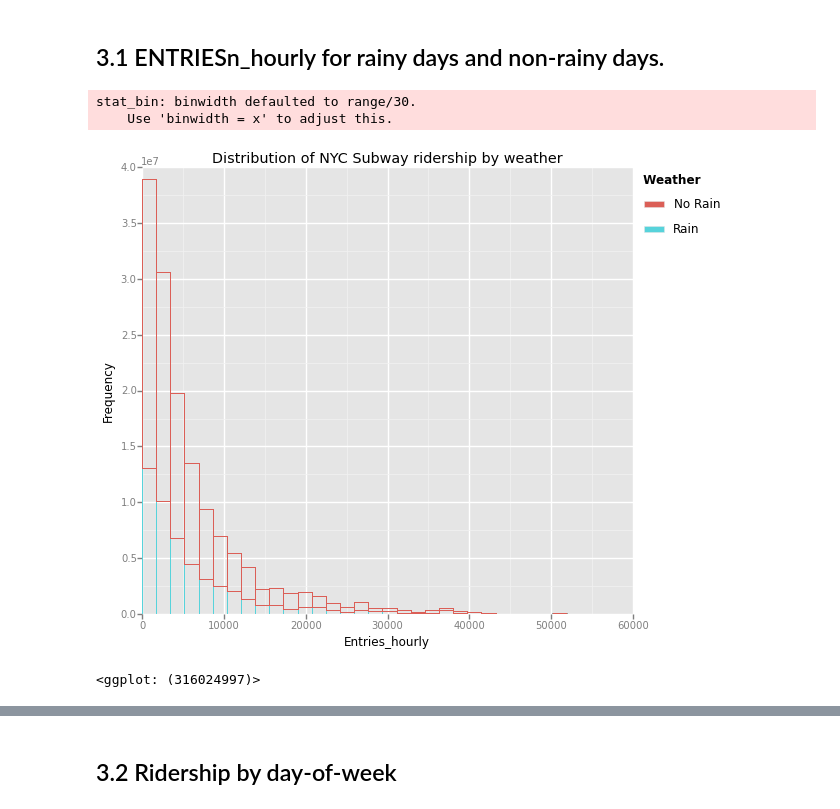
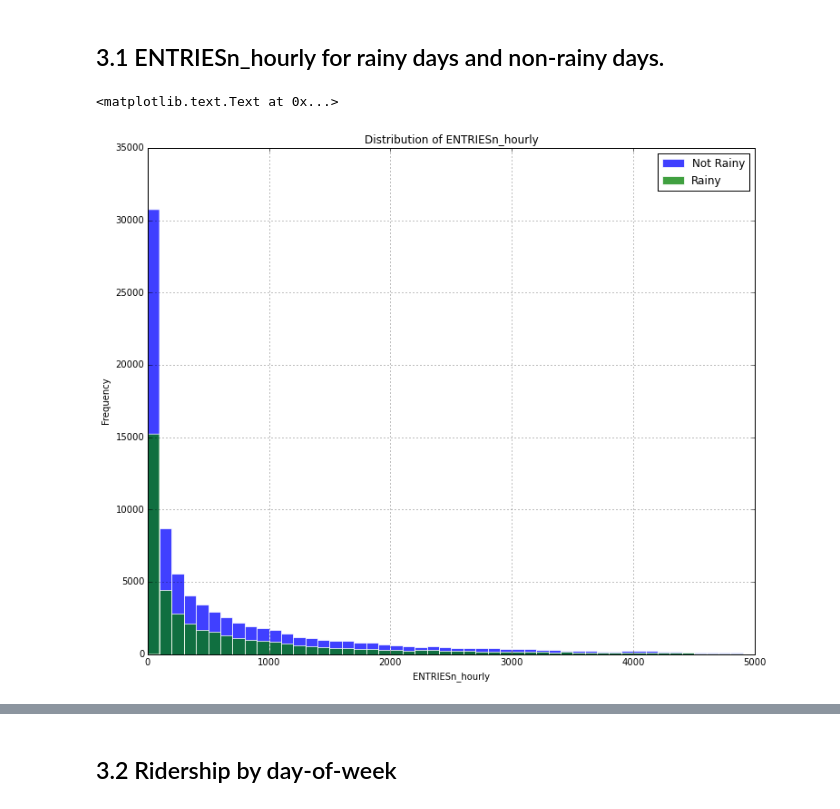
Before and after one commit to dvu4/nanodegree_Intro_to_Data_Science, a Jupyter notebook: final_project/NYC_subway_analysis.ipynb, the cells around one changed output, grey strips where cells are left out. Drawn from its saved outputs; the diff is of its cells as text; code cells hidden in the pictures.

```diff
--- a/final_project/NYC_subway_analysis.ipynb
+++ b/final_project/NYC_subway_analysis.ipynb
@@ -184,22 +199,40 @@ Reference: http://blog.minitab.com/blog/adventures-in-statistics/regression-anal
 # Section 3. Visualization
 # %% [markdown]
 ## 3.1 ENTRIESn_hourly for rainy days and non-rainy days.
-# %%
-import matplotlib.pyplot as plt
-from ggplot import *
-
-
-map_dict = {0: "no rain", 1: "rain"}
-turnstile_master["weather"] = turnstile_master["rain"].map(map_dict)
-
-plot = ggplot(turnstile_master, aes(x='ENTRIESn_hourly', color = 'weather')) \
-        + geom_bar(aes(weight='ENTRIESn_hourly'),fill= '') \
-        + ggtitle('Distribution of NYC Subway ridership by weather') + xlab('Entries_hourly') + ylab('Frequency')
-
-print plot
-# %% [output]
-stat_bin: binwidth defaulted to range/30.
-    Use 'binwidth = x' to adjust this.
-[figure, removed]
-<ggplot: (316024997)>
+# %%
+import matplotlib.pyplot as plt
+from matplotlib.colors import LinearSegmentedColormap
+from matplotlib.lines import Line2D
+
+from ggplot import *
+
+num_bins = 50
+start_bin = min(turnstile_master['ENTRIESn_hourly'])
+stop_bin = 5000
+bin_width = (stop_bin - start_bin)/num_bins
+
+bin_list = np.arange(start_bin, stop_bin, bin_width)
+
+plt.figure(figsize=(16,12))
+histx = turnstile_master[turnstile_master.rain == 0]['ENTRIESn_hourly'].plot(kind='hist',
+                                                                          bins = bin_list,
+                                                                          figsize=(12, 10),
+                                                                          edgecolor='w',
+                                                                          label='Not Rainy',
+                                                                          alpha = 0.75)
+
+histx = turnstile_master[turnstile_master.rain == 1]['ENTRIESn_hourly'].plot(kind='hist',
+                                                                          bins = bin_list,
+                                                                          figsize=(12, 10),
+                                                                          edgecolor='w',
+                                                                          label='Rainy',
+                                                                          alpha = 0.75)
+histx.grid()
+histx.legend()
+histx.set_ylabel('Frequency')
+histx.set_xlabel('ENTRIESn_hourly')
+histx.set_title('Distribution of ENTRIESn_hourly')
+# %% [output]
+<matplotlib.text.Text at 0x...>
+[figure, added]
 # %% [markdown]
```
Also changed, not shown: parts of 19 cells of this notebook, 5 other files.
